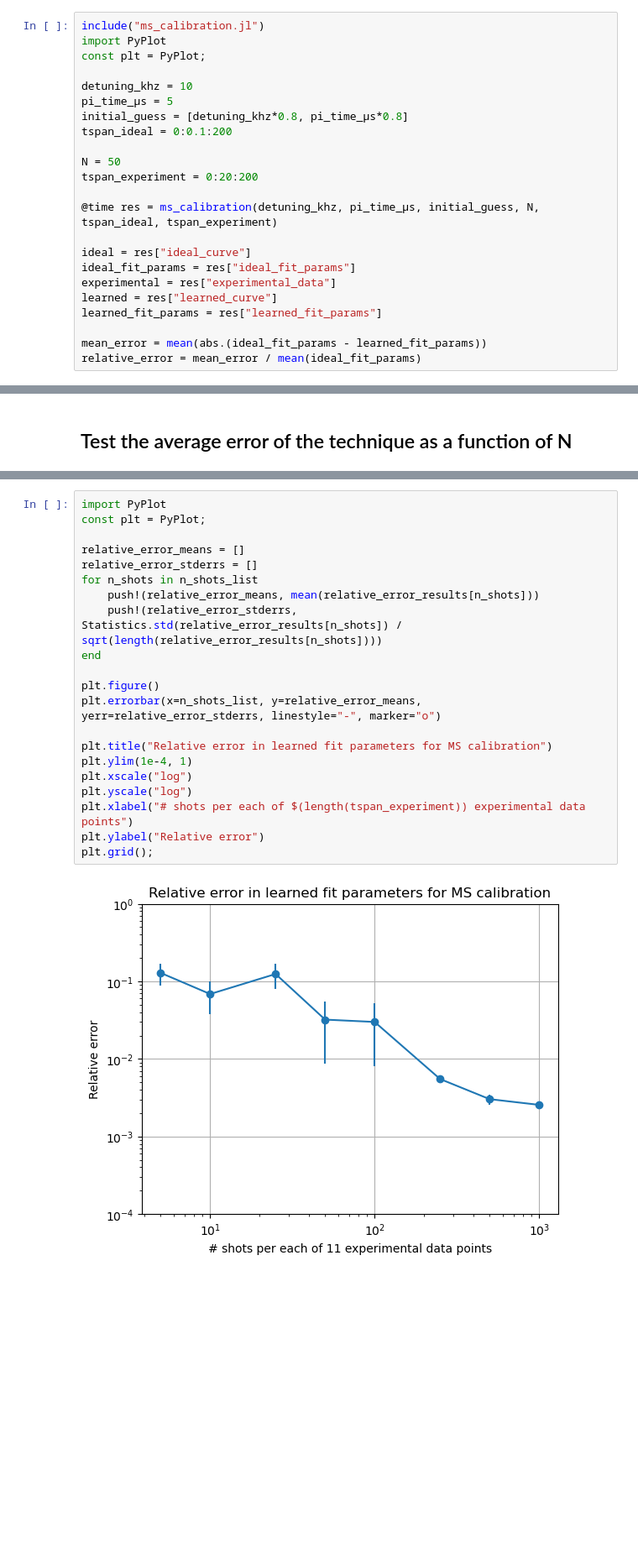
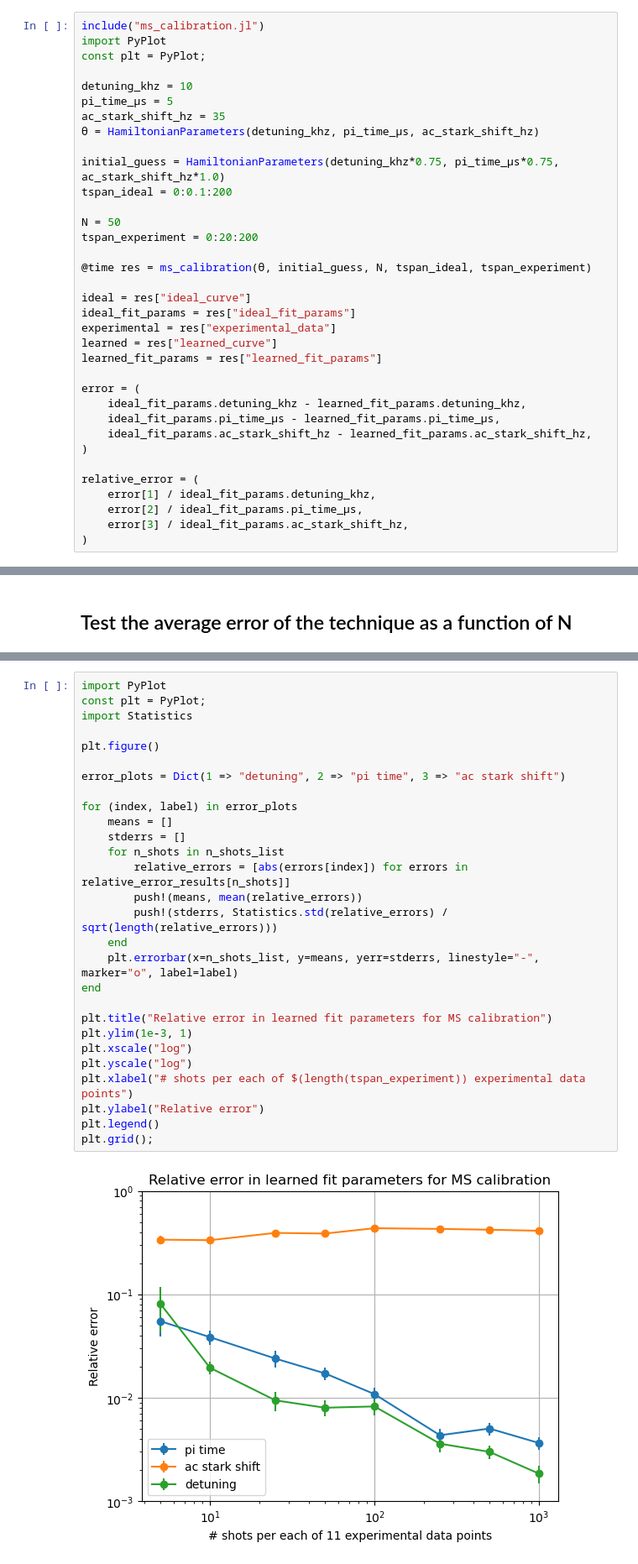
Before and after one commit to HaeffnerLab/hamiltonian-learning, a Jupyter notebook: MS_Calibration_Prototype.ipynb, the cells around one changed output, grey strips where cells are left out. Shown: that part at 84% size. Drawn from its saved outputs; the diff is of its cells as text; blank space fills up the shorter version.

Commit message:
Add ac stark shift parameter for MS calibration

```diff
--- a/MS_Calibration_Prototype.ipynb
+++ b/MS_Calibration_Prototype.ipynb
@@ -17,13 +19,16 @@ const plt = PyPlot;
 
 detuning_khz = 10
 pi_time_μs = 5
-initial_guess = [detuning_khz*0.8, pi_time_μs*0.8]
+ac_stark_shift_hz = 35
+θ = HamiltonianParameters(detuning_khz, pi_time_μs, ac_stark_shift_hz)
+
+initial_guess = HamiltonianParameters(detuning_khz*0.75, pi_time_μs*0.75, ac_stark_shift_hz*1.0)
 tspan_ideal = 0:0.1:200
 
 N = 50
 tspan_experiment = 0:20:200
 
-@time res = ms_calibration(detuning_khz, pi_time_μs, initial_guess, N, tspan_ideal, tspan_experiment)
+@time res = ms_calibration(θ, initial_guess, N, tspan_ideal, tspan_experiment)
 
 ideal = res["ideal_curve"]
 ideal_fit_params = res["ideal_fit_params"]
@@ -31,6 +36,15 @@ experimental = res["experimental_data"]
 learned = res["learned_curve"]
 learned_fit_params = res["learned_fit_params"]
 
-mean_error = mean(abs.(ideal_fit_params - learned_fit_params))
-relative_error = mean_error / mean(ideal_fit_params)
+error = (
+    ideal_fit_params.detuning_khz - learned_fit_params.detuning_khz,
+    ideal_fit_params.pi_time_μs - learned_fit_params.pi_time_μs,
+    ideal_fit_params.ac_stark_shift_hz - learned_fit_params.ac_stark_shift_hz,
+)
+
+relative_error = (
+    error[1] / ideal_fit_params.detuning_khz,
+    error[2] / ideal_fit_params.pi_time_μs,
+    error[3] / ideal_fit_params.ac_stark_shift_hz,
+)
 # %% [output]
@@ -120,26 +141,33 @@ Running for n_shots=1000.................... complete!
 # %%
 import PyPlot
 const plt = PyPlot;
+import Statistics
 
-relative_error_means = []
-relative_error_stderrs = []
-for n_shots in n_shots_list
-    push!(relative_error_means, mean(relative_error_results[n_shots]))
-    push!(relative_error_stderrs, Statistics.std(relative_error_results[n_shots]) / sqrt(length(relative_error_results[n_shots])))
+plt.figure()
+
+error_plots = Dict(1 => "detuning", 2 => "pi time", 3 => "ac stark shift")
+
+for (index, label) in error_plots
+    means = []
+    stderrs = []
+    for n_shots in n_shots_list
+        relative_errors = [abs(errors[index]) for errors in relative_error_results[n_shots]]
+        push!(means, mean(relative_errors))
+        push!(stderrs, Statistics.std(relative_errors) / sqrt(length(relative_errors)))
+    end
+    plt.errorbar(x=n_shots_list, y=means, yerr=stderrs, linestyle="-", marker="o", label=label)
 end
 
-plt.figure()
-plt.errorbar(x=n_shots_list, y=relative_error_means, yerr=relative_error_stderrs, linestyle="-", marker="o")
-
 plt.title("Relative error in learned fit parameters for MS calibration")
-plt.ylim(1e-4, 1)
+plt.ylim(1e-3, 1)
 plt.xscale("log")
 plt.yscale("log")
 plt.xlabel("# shots per each of $(length(tspan_experiment)) experimental data points")
 plt.ylabel("Relative error")
+plt.legend()
 plt.grid();
 # %% [output]
-[figure, old version]
+[figure, new version]
 # %%
 import PyPlot
 const plt = PyPlot;
```
Also changed, not shown: parts of 7 cells of this notebook, 2 other files.
